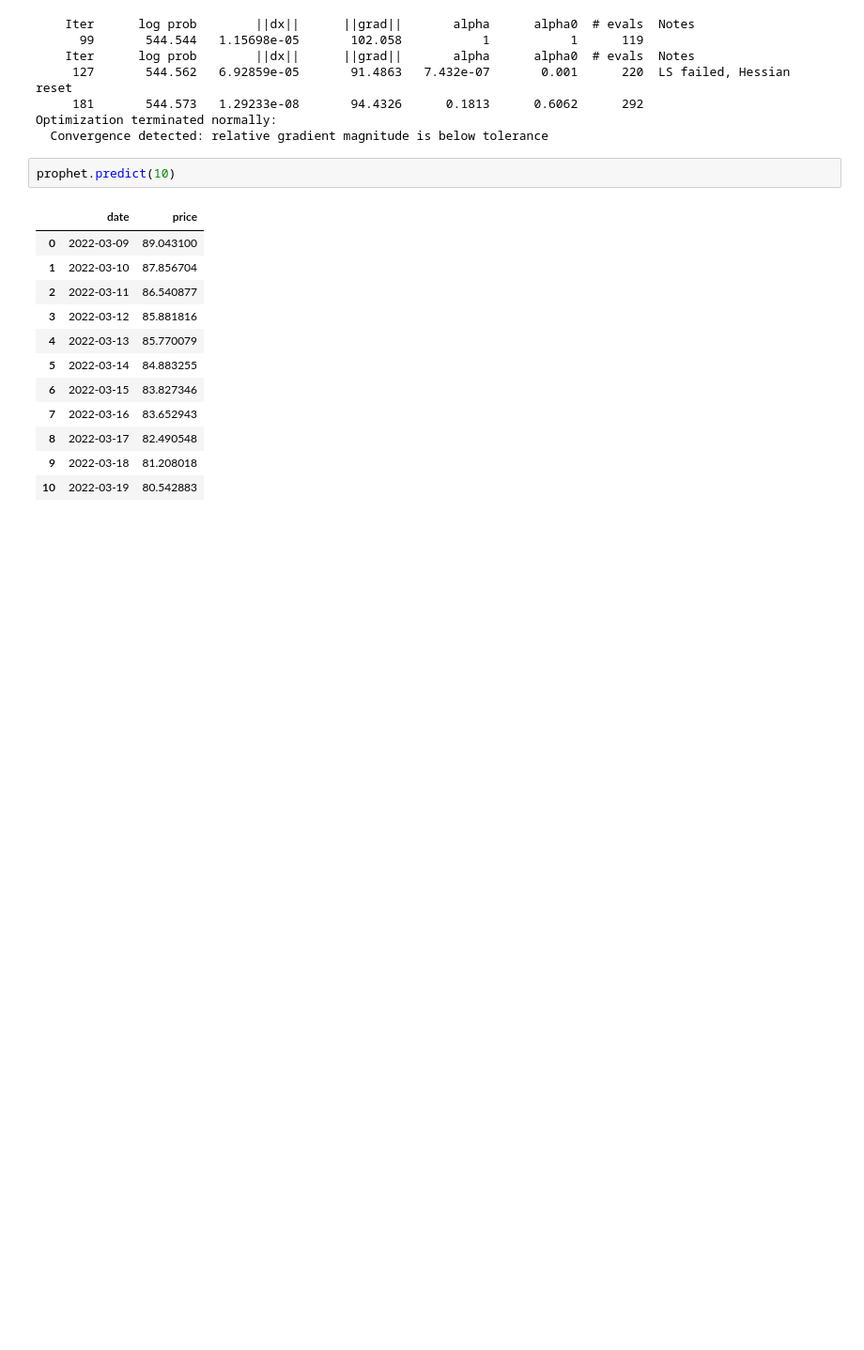
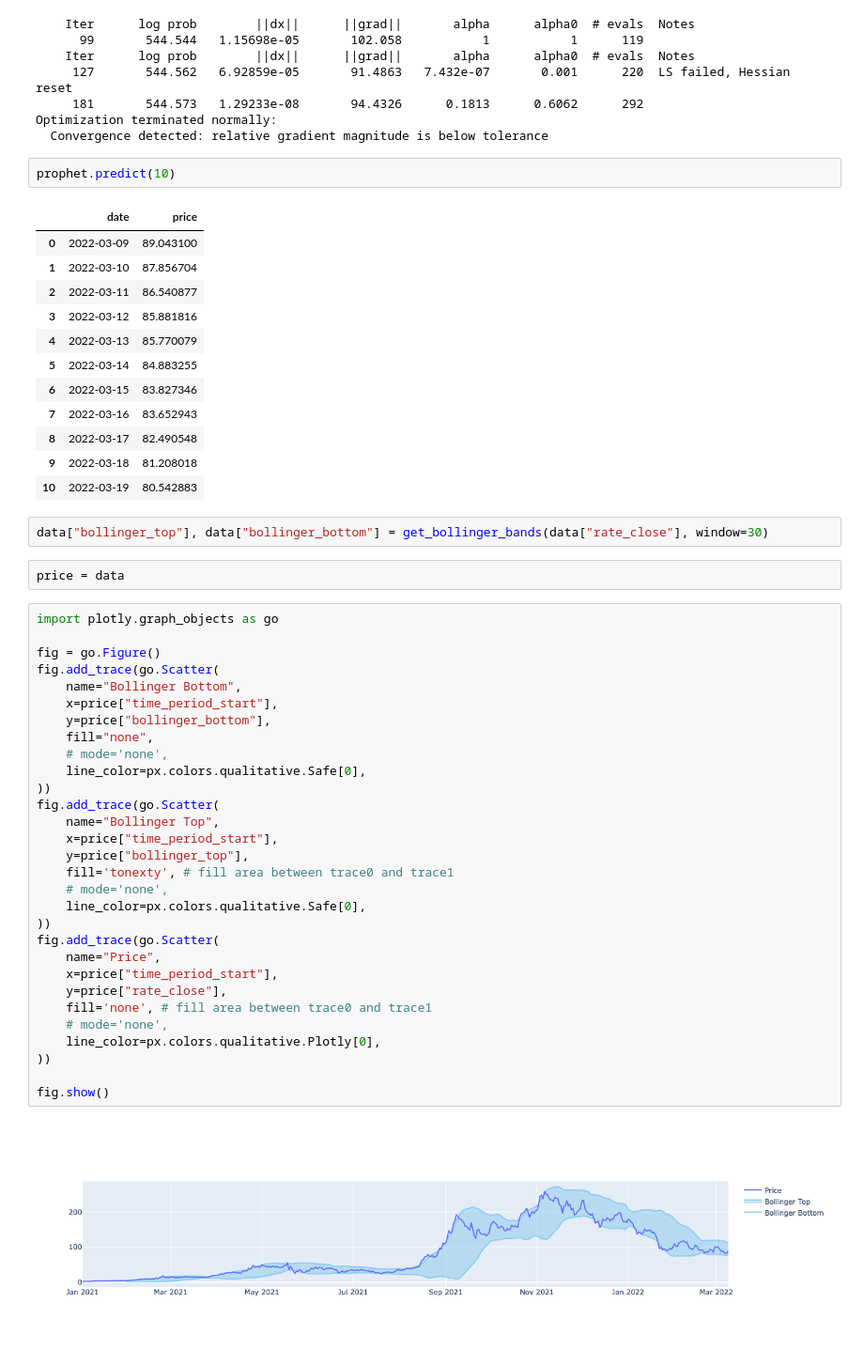
Before and after one commit to simonrouse9461/CS329S, a Jupyter notebook: market.ipynb, the cells around one changed output. Shown at 94% size. Drawn from its saved outputs; the diff is of its cells as text; blank space fills up the shorter version.

```diff
--- a/market.ipynb
+++ b/market.ipynb
@@ -108,3 +108,39 @@ prophet.predict(10)
 | 8 | 2022-03-17 | 82.490548 |
 | 9 | 2022-03-18 | 81.208018 |
 | 10 | 2022-03-19 | 80.542883 |
+# %%
+data["bollinger_top"], data["bollinger_bottom"] = get_bollinger_bands(data["rate_close"], window=30)
+# %%
+price = data
+# %%
+import plotly.graph_objects as go
+
+fig = go.Figure()
+fig.add_trace(go.Scatter(
+    name="Bollinger Bottom",
+    x=price["time_period_start"],
+    y=price["bollinger_bottom"],
+    fill="none",
+    # mode='none',
+    line_color=px.colors.qualitative.Safe[0],
+))
+fig.add_trace(go.Scatter(
+    name="Bollinger Top",
+    x=price["time_period_start"],
+    y=price["bollinger_top"],
+    fill='tonexty', # fill area between trace0 and trace1
+    # mode='none',
+    line_color=px.colors.qualitative.Safe[0],
+))
+fig.add_trace(go.Scatter(
+    name="Price",
+    x=price["time_period_start"],
+    y=price["rate_close"],
+    fill='none', # fill area between trace0 and trace1
+    # mode='none',
+    line_color=px.colors.qualitative.Plotly[0],
+))
+
+fig.show()
+# %% [output]
+[figure, added]
```
Also changed, not shown: parts of 2 cells of this notebook, 1 other file.
